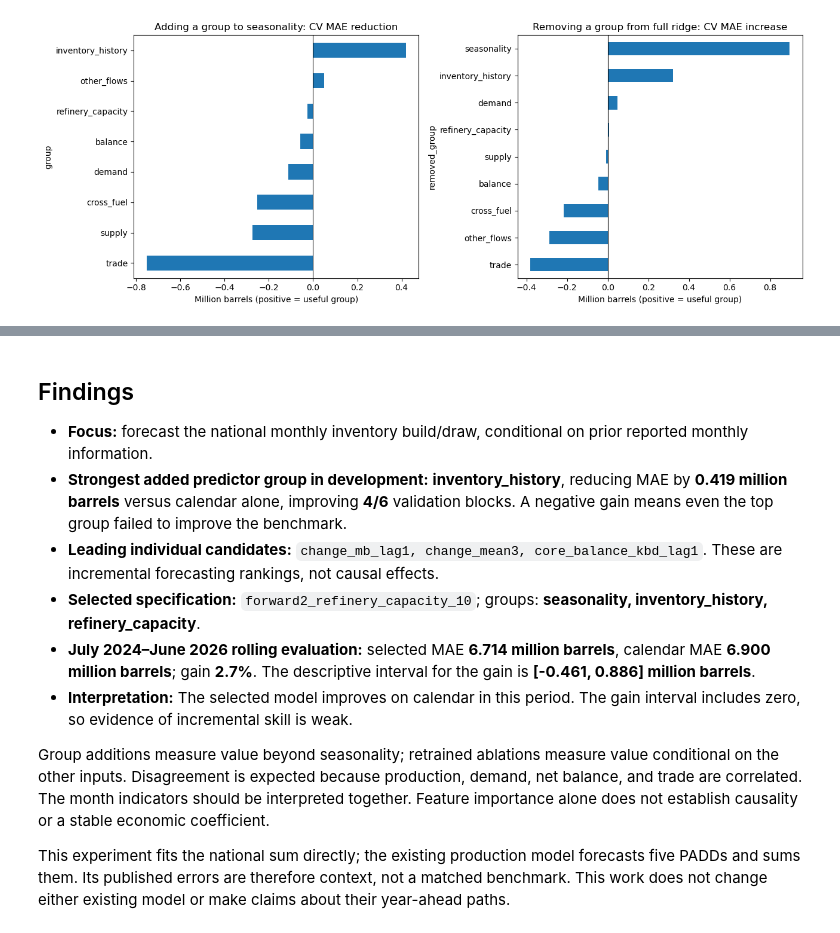
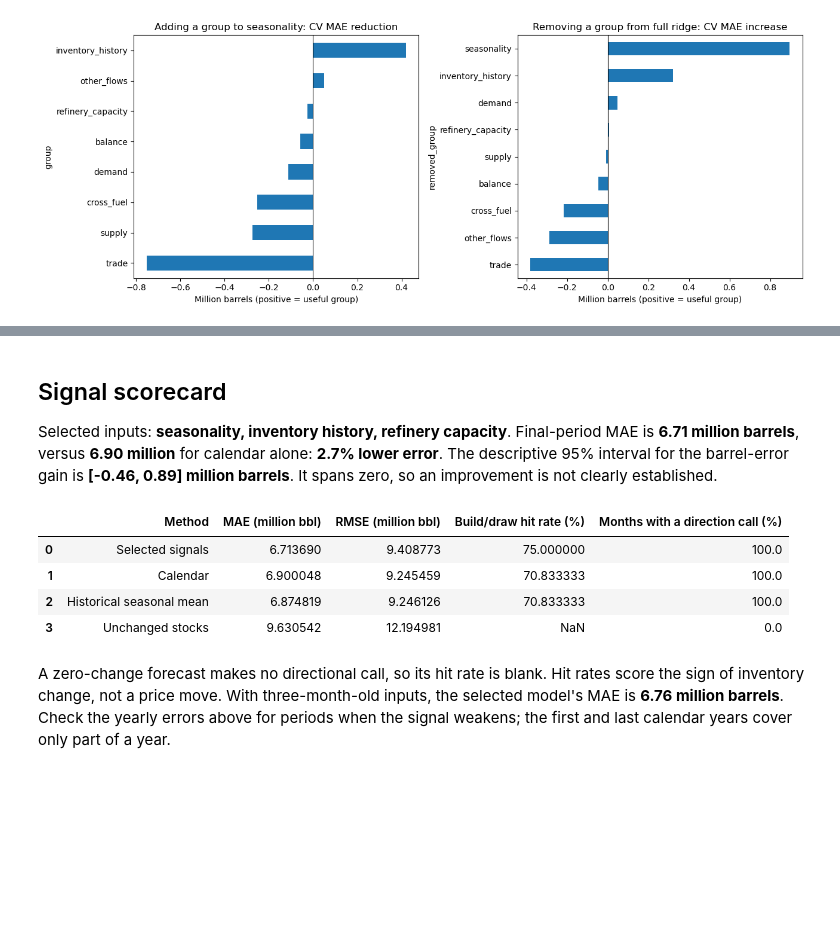
Before and after one commit to calvinchou711/US_SND_CRUDE, a Jupyter notebook: predictors_crude.ipynb, the cells around one changed output, grey strips where cells are left out. Cells and saved outputs as stored; diff of their text form; code cells hidden in the pictures; blank space fills up the shorter version.

```diff
--- a/predictors_crude.ipynb
+++ b/predictors_crude.ipynb
@@ -380,32 +380,36 @@ Holdout MAE gain over calendar: 0.186 million barrels; descriptive 95% block-boo
 | 22 | 2026-05-01 | 23 | -24.970 | -3.448117 | -2.291183 | 21.521883 |
 | 23 | 2026-06-01 | 24 | -21.082 | -12.858427 | -9.744721 | 8.223573 |
 # %%
-top = addition.iloc[0]
-best_features = ', '.join(individual.head(3).feature)
-wm = metrics(wp)['mae_mb']; bm = metrics(bp)['mae_mb']
-message = f"""## Findings
-- **Focus:** forecast the national monthly inventory build/draw, conditional on prior reported monthly information.
-- **Strongest added predictor group in development:** **{top['group']}**, reducing MAE by **{top.gain_vs_calendar_mb:.3f} million barrels** versus calendar alone, improving **{top.folds_improved_of_6}/6** validation blocks. A negative gain means even the top group failed to improve the benchmark.
-- **Leading individual candidates:** `{best_features}`. These are incremental forecasting rankings, not causal effects.
-- **Selected specification:** `{winner}`; groups: **{', '.join(specs[winner][0]) or 'none'}**.
-- **July 2024–June 2026 rolling evaluation:** selected MAE **{wm:.3f} million barrels**, calendar MAE **{bm:.3f} million barrels**; gain **{100*(bm-wm)/bm:.1f}%**. The descriptive interval for the gain is **[{ci[0]:.3f}, {ci[1]:.3f}] million barrels**.
-- **Interpretation:** {'The selected model improves on calendar in this period.' if wm < bm else 'The selected model does not beat calendar in this period; the added predictors are not established as a dependable improvement.'} {'The gain interval includes zero, so evidence of incremental skill is weak.' if ci[0] <= 0 <= ci[1] else 'The interval excludes zero, but only 24 months and a previously reviewed holdout limit the conclusion.'}
-
-Group additions measure value beyond seasonality; retrained ablations measure value conditional on the other inputs. Disagreement is expected because production, demand, net balance, and trade are correlated. The month indicators should be interpreted together. Feature importance alone does not establish causality or a stable economic coefficient.
-
-This experiment fits the national sum directly; the existing production model forecasts five PADDs and sums them. Its published errors are therefore context, not a matched benchmark. This work does not change either existing model or make claims about their year-ahead paths.
-"""
-display(Markdown(message))
+# Keep the trading readout tied to the current outputs.
+wm, bm = metrics(wp)['mae_mb'], metrics(bp)['mae_mb']
+gain = 100*(1-wm/bm)
+comparison = 'lower' if gain >= 0 else 'higher'
+display(Markdown(f"## Signal scorecard\n\n"
+    f"Selected inputs: **{', '.join(specs[winner][0]).replace('_',' ')}**. "
+    f"Final-period MAE is **{wm:.2f} million barrels**, versus **{bm:.2f} million** for calendar alone: "
+    f"**{abs(gain):.1f}% {comparison} error**. "
+    f"The descriptive 95% interval for the barrel-error gain is **[{ci[0]:.2f}, {ci[1]:.2f}] million barrels**. "
+    + ("It spans zero, so an improvement is not clearly established." if ci[0] <= 0 <= ci[1] else "This short, previously reviewed sample still needs validation on new months.")))
+rows=[]
+for name,label in [(winner,'Selected signals'),(calendar_name,'Calendar'),('historical_month_mean','Historical seasonal mean'),('zero_change','Unchanged stocks')]:
+    values=metrics(test_predictions[name])
+    rows.append({'Method':label,'MAE (million bbl)':values['mae_mb'],
+        'RMSE (million bbl)':values['rmse_mb'],
+        'Build/draw hit rate (%)':100*values['direction_accuracy'],
+        'Months with a direction call (%)':100*values['direction_call_coverage']})
+display(pd.DataFrame(rows).drop_duplicates())
+display(Markdown("A zero-change forecast makes no directional call, so its hit rate is blank. "
+    "Hit rates score the sign of inventory change, not a price move. "
+    f"With three-month-old inputs, the selected model's MAE is **{metrics(lag3)['mae_mb']:.2f} million barrels**. "
+    "Check the yearly errors above for periods when the signal weakens; the first and last calendar years cover only part of a year."))
 # %% [output]
-## Findings
-- **Focus:** forecast the national monthly inventory build/draw, conditional on prior reported monthly information.
-- **Strongest added predictor group in development:** **inventory_history**, reducing MAE by **0.419 million barrels** versus calendar alone, improving **4/6** validation blocks. A negative gain means even the top group failed to improve the benchmark.
-- **Leading individual candidates:** `change_mb_lag1, change_mean3, core_balance_kbd_lag1`. These are incremental forecasting rankings, not causal effects.
-- **Selected specification:** `forward2_refinery_capacity_10`; groups: **seasonality, inventory_history, refinery_capacity**.
-- **July 2024–June 2026 rolling evaluation:** selected MAE **6.714 million barrels**, calendar MAE **6.900 million barrels**; gain **2.7%**. The descriptive interval for the gain is **[-0.461, 0.886] million barrels**.
-- **Interpretation:** The selected model improves on calendar in this period. The gain interval includes zero, so evidence of incremental skill is weak.
+## Signal scorecard
 
-Group additions measure value beyond seasonality; retrained ablations measure value conditional on the other inputs. Disagreement is expected because production, demand, net balance, and trade are correlated. The month indicators should be interpreted together. Feature importance alone does not establish causality or a stable economic coefficient.
-
-This experiment fits the national sum directly; the existing production model forecasts five PADDs and sums them. Its published errors are therefore context, not a matched benchmark. This work does not change either existing model or make claims about their year-ahead paths.
+Selected inputs: **seasonality, inventory history, refinery capacity**. Final-period MAE is **6.71 million barrels**, versus **6.90 million** for calendar alone: **2.7% lower error**. The descriptive 95% interval for the barrel-error gain is **[-0.46, 0.89] million barrels**. It spans zero, so an improvement is not clearly established.
+|  | Method | MAE (million bbl) | RMSE (million bbl) | Build/draw hit rate (%) | Months with a direction call (%) |
+| 0 | Selected signals | 6.713690 | 9.408773 | 75.000000 | 100.0 |
+| 1 | Calendar | 6.900048 | 9.245459 | 70.833333 | 100.0 |
+| 2 | Historical seasonal mean | 6.874819 | 9.246126 | 70.833333 | 100.0 |
+| 3 | Unchanged stocks | 9.630542 | 12.194981 | NaN | 0.0 |
+A zero-change forecast makes no directional call, so its hit rate is blank. Hit rates score the sign of inventory change, not a price move. With three-month-old inputs, the selected model's MAE is **6.76 million barrels**. Check the yearly errors above for periods when the signal weakens; the first and last calendar years cover only part of a year.
 # %% [markdown]
```
Also changed, not shown: parts of 9 cells of this notebook, 1 other file.
